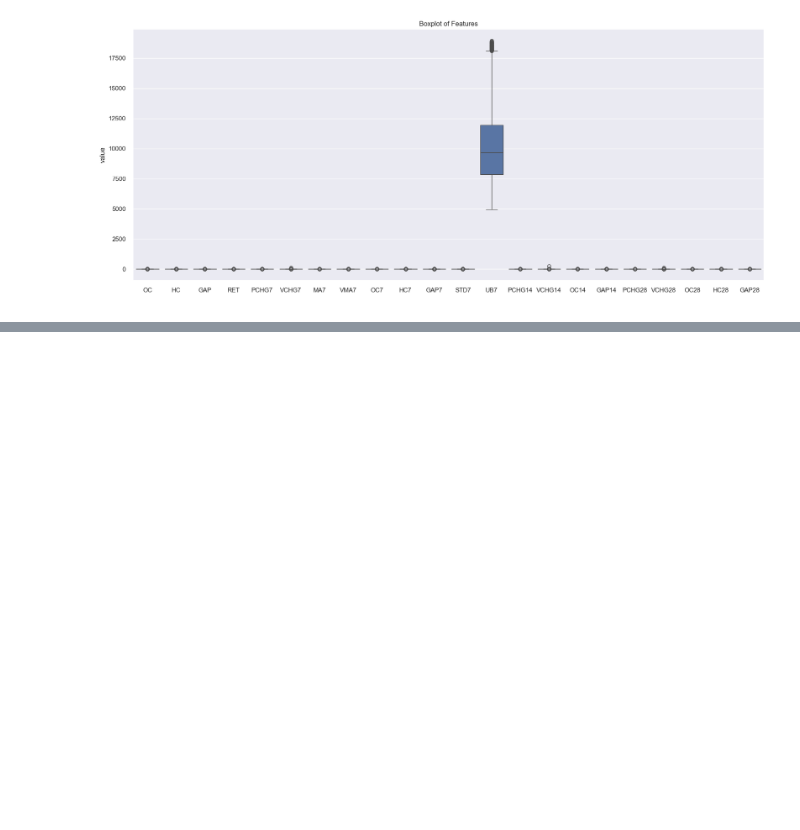
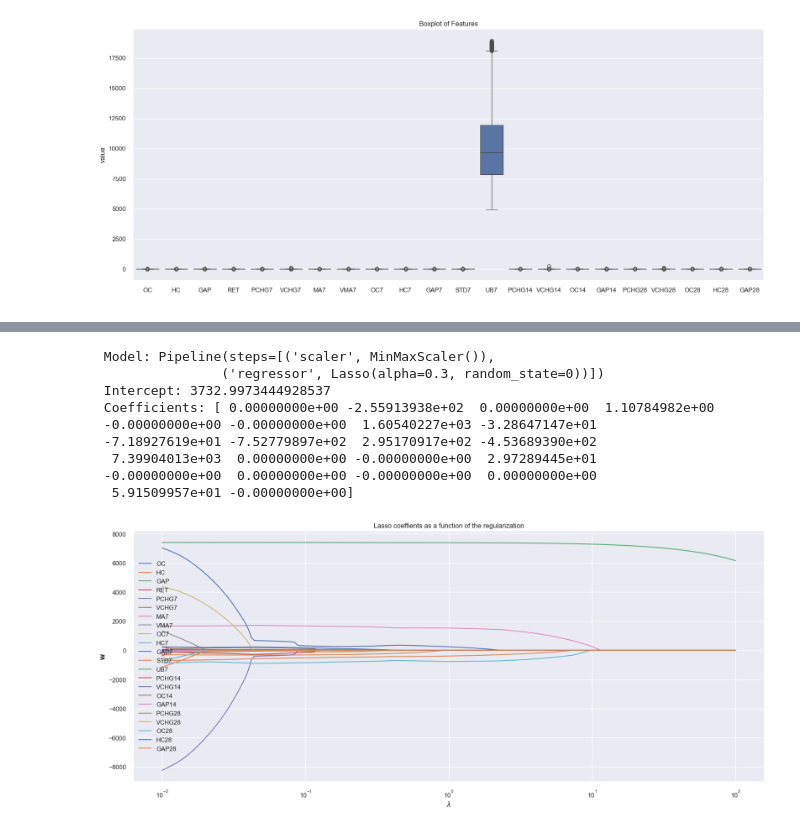
Before and after one commit to JoaoJungblut/QuantFinanceTraining, a Jupyter notebook: PythonLabs/pythonlab12.ipynb, the cells around one changed output, grey strips where cells are left out. Drawn from its saved outputs; the diff is of its cells as text; code cells hidden in the pictures; blank space fills up the shorter version.

```diff
--- a/PythonLabs/pythonlab12.ipynb
+++ b/PythonLabs/pythonlab12.ipynb
@@ -229,3 +229,32 @@ class Regression:
         return mse, rmse, r2train, r2test
 
     # Plot coefficients as a function of lambda
+    def plot_coeff(self, modelname):
+
+        coef = []
+        model = Regression(self.X, self.y, 0.20)
+        alpha_range = np.logspace(2, -2, 200)
+
+        if modelname == 'Lasso':
+            for i in alpha_range:
+                coef.append(model.fit_predict(Lasso(alpha=i, random_state=0), MinMaxScaler())[2])
+        elif modelname == 'Ridge':
+            alpha_range = np.logspace(6, -2, 200)
+            for i in alpha_range:
+                coef.append(model.fit_predict(Ridge(alpha=i, random_state=0), MinMaxScaler())[2])
+        elif modelname == 'ElasticNet':
+            for i in alpha_range:
+                coef.append(model.fit_predict(ElasticNet(alpha=i, random_state=0), MinMaxScaler())[2])
+
+        # Plot coefficients
+        fig = plt.figure(figsize=(20, 8))
+        ax = plt.axes()
+
+        ax.plot(alpha_range, coef)
+        ax.set_xscale('log')
+        ax.legend(feature_names, loc=0)
+        ax.set_title(f'{modelname} coeffients as a function of the regularization')
+        ax.set_xlabel('$\lambda$')
+        ax.set_ylabel('$\mathbf{w}$')
+
+        return plt.show()
@@ -231,0 +277,22 @@ class Regression:
+# %%
+# Instantiate
+lasso = Regression(X, y)
+
+# Fit lasso
+lasso_model, lasso_intercept, lasso_coef, lasso_y_pred = lasso.fit_predict(Lasso(alpha=0.3, random_state=0),
+                                                                           MinMaxScaler())
+print(f'\n Model: {lasso_model} \n Intercept: {lasso_intercept} \n Coefficients: {lasso_coef}')
+
+# Plot coefficients
+lasso.plot_coeff('Lasso')
+# %% [output]
+ Model: Pipeline(steps=[('scaler', MinMaxScaler()),
+                ('regressor', Lasso(alpha=0.3, random_state=0))])
+ Intercept: 3732.9973444928537
+ Coefficients: [ 0.00000000e+00 -2.55913938e+02  0.00000000e+00  1.10784982e+00
+ -0.00000000e+00 -0.00000000e+00  1.60540227e+03 -3.28647147e+01
+ -7.18927619e+01 -7.52779897e+02  2.95170917e+02 -4.53689390e+02
+  7.39904013e+03  0.00000000e+00 -0.00000000e+00  2.97289445e+01
+ -0.00000000e+00  0.00000000e+00 -0.00000000e+00  0.00000000e+00
+  5.91509957e+01 -0.00000000e+00]
+[figure, added]
```
Also changed, not shown: parts of 5 cells of this notebook.
